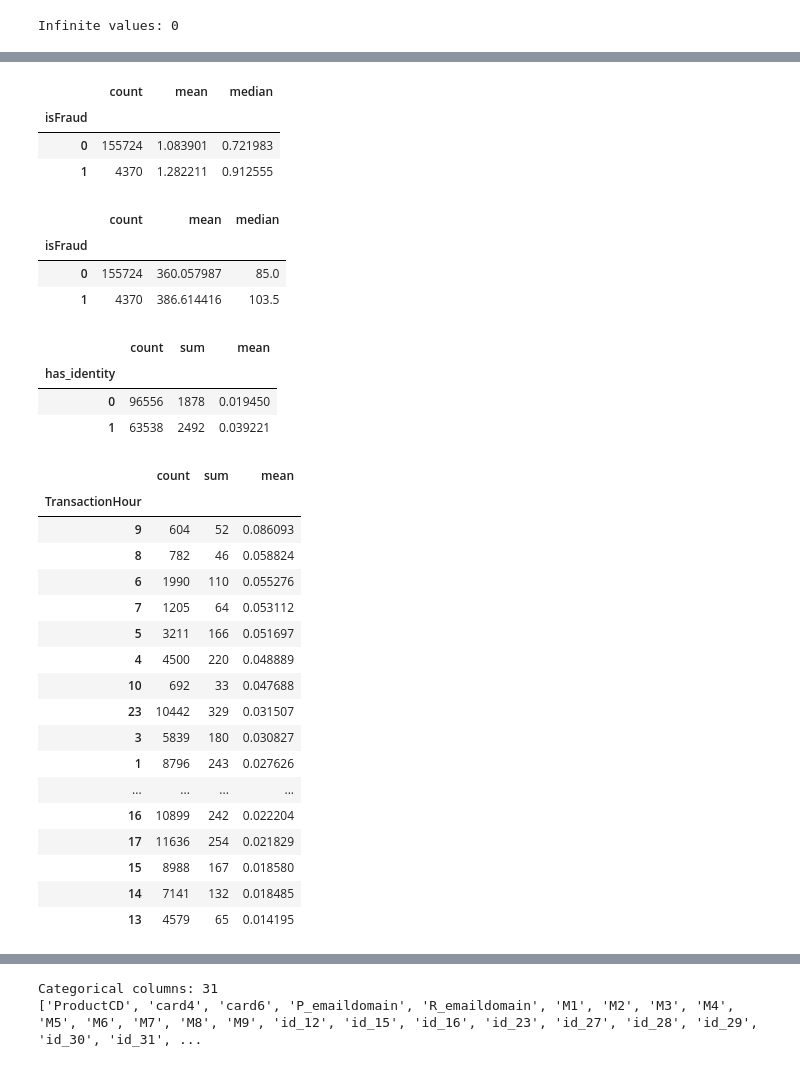
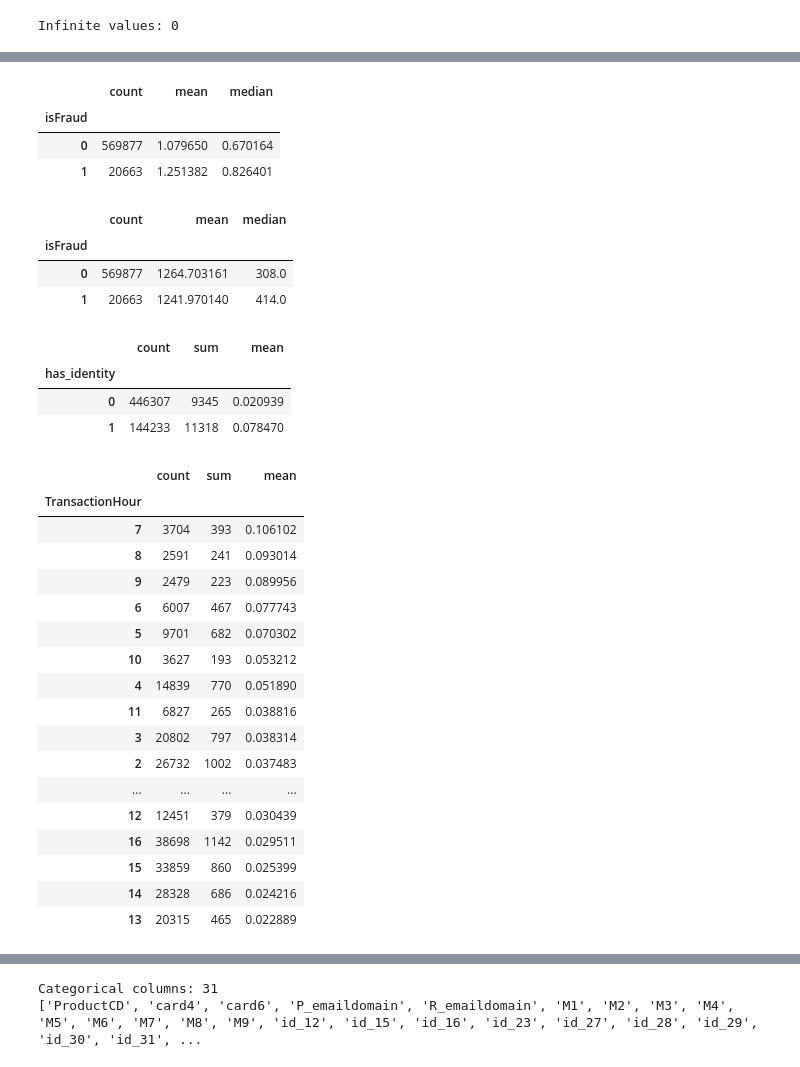
Before and after one commit to Kriti-kumari221/AI_Risk, a Jupyter notebook: Notebooks/xGBoost.ipynb, the cells around one changed output, grey strips where cells are left out. Cells and saved outputs as stored; diff of their text form; code cells hidden in the pictures.

```diff
--- a/Notebooks/xGBoost.ipynb
+++ b/Notebooks/xGBoost.ipynb
@@ -114,3 +127,31 @@ data = data.drop(
+# %%
+data_590k["card1_avg_previous_amount"] = (
+    data_590k["card1_avg_previous_amount"]
+    .fillna(data_590k["TransactionAmt"])
+)
+# %%
+data_590k["amount_vs_card_avg"] = (
+    data_590k["TransactionAmt"]
+    /
+    (data_590k["card1_avg_previous_amount"] + 1e-6)
+)
+# %%
+data_590k["recent_card_transactions"] = (
+    data_590k.groupby("card1")["TransactionDT"]
+    .transform(
+        lambda x: x.rolling(
+            window=10,
+            min_periods=1
+        ).count()
+    )
+)
+# %%
+data_590k = data_590k.drop(
+    columns=[
+        "card1_previous_amount_sum",
+        "card1_previous_count"
+    ]
+)
 # %%
 behavioral_features = [
     "log_TransactionAmt",
@@ -181,5 +222,5 @@ Shape: (160094, 445)
 # %%
-data.groupby("isFraud")[
+data_590k.groupby("isFraud")[
     "amount_vs_card_avg"
 ].agg(
     ["count", "mean", "median"]
@@ -187,10 +228,10 @@ data.groupby("isFraud")[
 # %% [output]
 |  | count | mean | median |
 | isFraud |  |  |  |
-| 0 | 155724 | 1.083901 | 0.721983 |
-| 1 | 4370 | 1.282211 | 0.912555 |
+| 0 | 569877 | 1.079650 | 0.670164 |
+| 1 | 20663 | 1.251382 | 0.826401 |
 # %%
-data.groupby("isFraud")[
+data_590k.groupby("isFraud")[
     "card1_frequency"
 ].agg(
     ["count", "mean", "median"]
@@ -198,10 +239,10 @@ data.groupby("isFraud")[
 # %% [output]
 |  | count | mean | median |
 | isFraud |  |  |  |
-| 0 | 155724 | 360.057987 | 85.0 |
-| 1 | 4370 | 386.614416 | 103.5 |
+| 0 | 569877 | 1264.703161 | 308.0 |
+| 1 | 20663 | 1241.970140 | 414.0 |
 # %%
-data.groupby("has_identity")[
+data_590k.groupby("has_identity")[
     "isFraud"
 ].agg(
     ["count", "sum", "mean"]
@@ -209,36 +250,36 @@ data.groupby("has_identity")[
 # %% [output]
 |  | count | sum | mean |
 | has_identity |  |  |  |
-| 0 | 96556 | 1878 | 0.019450 |
-| 1 | 63538 | 2492 | 0.039221 |
+| 0 | 446307 | 9345 | 0.020939 |
+| 1 | 144233 | 11318 | 0.078470 |
 # %%
-data.groupby("TransactionHour")[
+data_590k.groupby("TransactionHour")[
     "isFraud"
 ].agg(
     ["count", "sum", "mean"]
 ).sort_values(
     "mean",
     ascending=False
 )
 # %% [output]
 |  | count | sum | mean |
 | TransactionHour |  |  |  |
-| 9 | 604 | 52 | 0.086093 |
-| 8 | 782 | 46 | 0.058824 |
-| 6 | 1990 | 110 | 0.055276 |
-| 7 | 1205 | 64 | 0.053112 |
-| 5 | 3211 | 166 | 0.051697 |
-| 4 | 4500 | 220 | 0.048889 |
-| 10 | 692 | 33 | 0.047688 |
-| 23 | 10442 | 329 | 0.031507 |
-| 3 | 5839 | 180 | 0.030827 |
-| 1 | 8796 | 243 | 0.027626 |
+| 7 | 3704 | 393 | 0.106102 |
+| 8 | 2591 | 241 | 0.093014 |
+| 9 | 2479 | 223 | 0.089956 |
+| 6 | 6007 | 467 | 0.077743 |
+| 5 | 9701 | 682 | 0.070302 |
+| 10 | 3627 | 193 | 0.053212 |
+| 4 | 14839 | 770 | 0.051890 |
+| 11 | 6827 | 265 | 0.038816 |
+| 3 | 20802 | 797 | 0.038314 |
+| 2 | 26732 | 1002 | 0.037483 |
 | ... | ... | ... | ... |
-| 16 | 10899 | 242 | 0.022204 |
-| 17 | 11636 | 254 | 0.021829 |
-| 15 | 8988 | 167 | 0.018580 |
-| 14 | 7141 | 132 | 0.018485 |
-| 13 | 4579 | 65 | 0.014195 |
+| 12 | 12451 | 379 | 0.030439 |
+| 16 | 38698 | 1142 | 0.029511 |
+| 15 | 33859 | 860 | 0.025399 |
+| 14 | 28328 | 686 | 0.024216 |
+| 13 | 20315 | 465 | 0.022889 |
 # %%
 import numpy as np
 import pandas as pd
```
Also changed, not shown: parts of 60 cells of this notebook, 3 other files.
